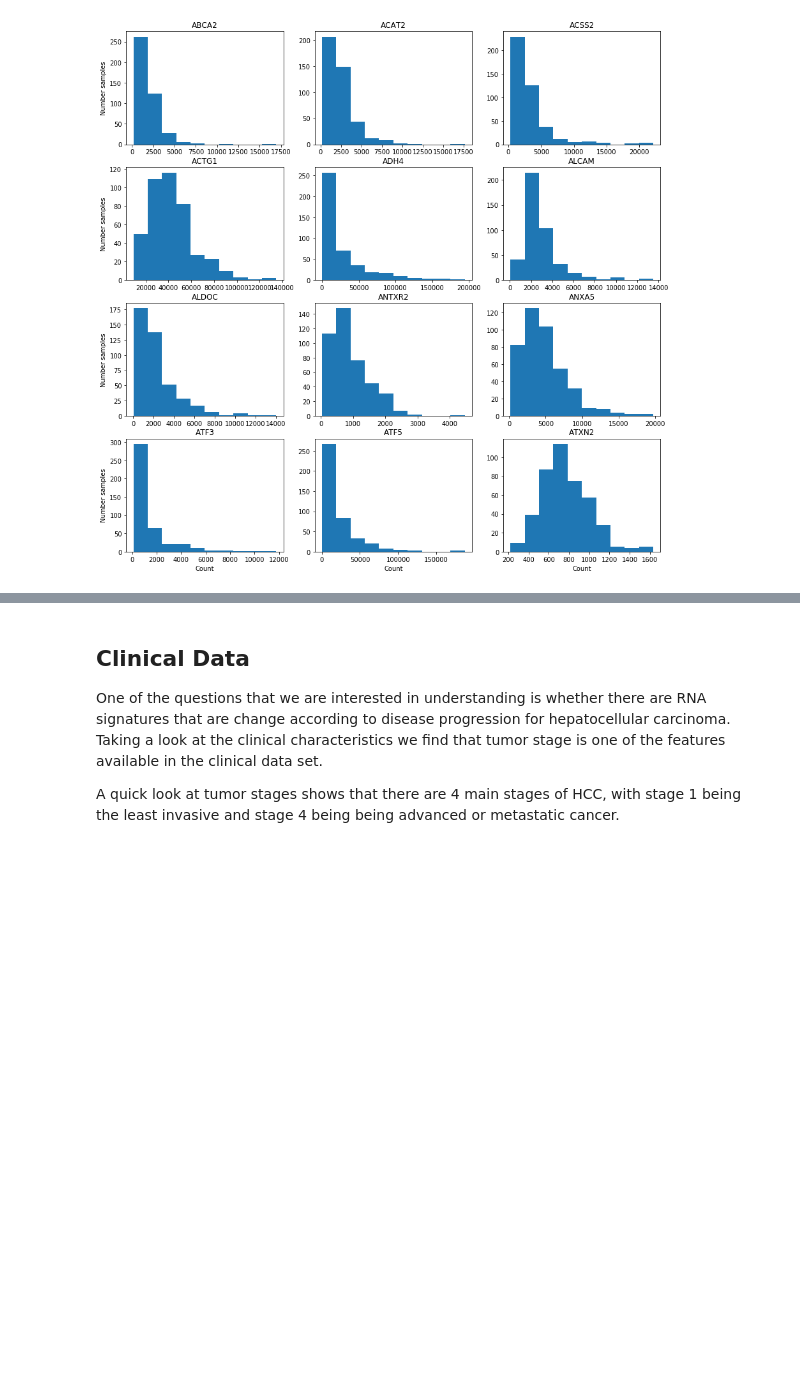
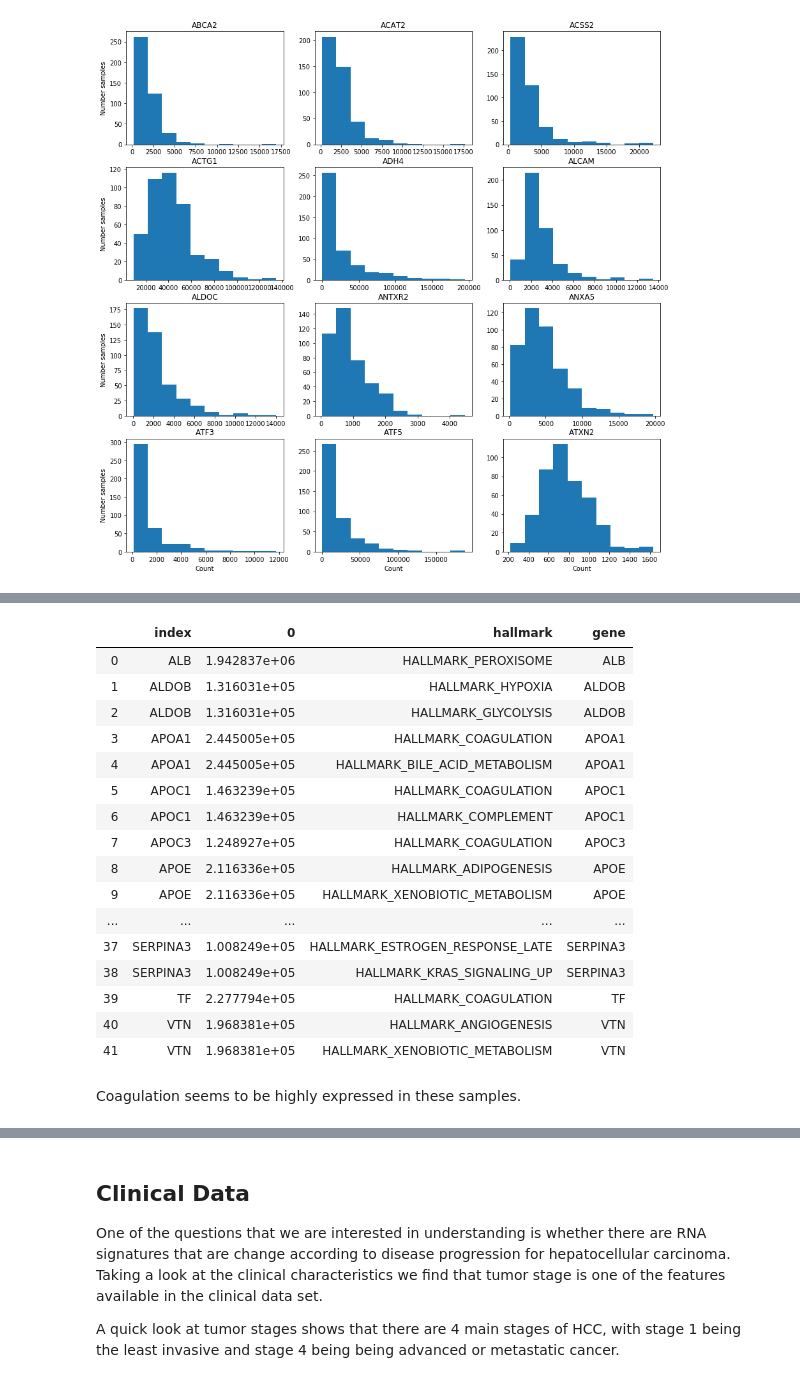
Before and after one commit to sohilsshah91/hacknights, a Jupyter notebook: tcga-series/post/post1_mwe_introduction.ipynb, the cells around one changed output, grey strips where cells are left out. Saved outputs shown, nothing was run; the diff lists cells and outputs as text; code cells hidden in the pictures; blank space fills up the shorter version.

```diff
--- a/tcga-series/post/post1_mwe_introduction.ipynb
+++ b/tcga-series/post/post1_mwe_introduction.ipynb
@@ -203,0 +211,10 @@ for row in range(rows):
+# %%
+# Turn gene_dict into a dataframe
+gene_df = pd.DataFrame.from_dict(gene_dict, orient = 'index').reset_index() \
+    .melt(id_vars=["index"],
+            var_name="col",
+            value_name="gene") \
+    .drop('col', axis=1) \
+    .dropna()
+gene_df.rename(columns={'index': 'hallmark'}, inplace=True)
+gene_df
@@ -203,0 +235,24 @@ for row in range(rows):
+# %%
+highly_exprs_genes = pd.DataFrame(exprs_genes.mean()[exprs_genes.mean(axis=0) > 100000])
+highly_exprs_genes = pd.merge(highly_exprs_genes.reset_index(), gene_df, left_on='index', right_on='gene')
+highly_exprs_genes
+# %% [output]
+|  | index | 0 | hallmark | gene |
+| 0 | ALB | 1.942837e+06 | HALLMARK_PEROXISOME | ALB |
+| 1 | ALDOB | 1.316031e+05 | HALLMARK_HYPOXIA | ALDOB |
+| 2 | ALDOB | 1.316031e+05 | HALLMARK_GLYCOLYSIS | ALDOB |
+| 3 | APOA1 | 2.445005e+05 | HALLMARK_COAGULATION | APOA1 |
+| 4 | APOA1 | 2.445005e+05 | HALLMARK_BILE_ACID_METABOLISM | APOA1 |
+| 5 | APOC1 | 1.463239e+05 | HALLMARK_COAGULATION | APOC1 |
+| 6 | APOC1 | 1.463239e+05 | HALLMARK_COMPLEMENT | APOC1 |
+| 7 | APOC3 | 1.248927e+05 | HALLMARK_COAGULATION | APOC3 |
+| 8 | APOE | 2.116336e+05 | HALLMARK_ADIPOGENESIS | APOE |
+| 9 | APOE | 2.116336e+05 | HALLMARK_XENOBIOTIC_METABOLISM | APOE |
+| ... | ... | ... | ... | ... |
+| 37 | SERPINA3 | 1.008249e+05 | HALLMARK_ESTROGEN_RESPONSE_LATE | SERPINA3 |
+| 38 | SERPINA3 | 1.008249e+05 | HALLMARK_KRAS_SIGNALING_UP | SERPINA3 |
+| 39 | TF | 2.277794e+05 | HALLMARK_COAGULATION | TF |
+| 40 | VTN | 1.968381e+05 | HALLMARK_ANGIOGENESIS | VTN |
+| 41 | VTN | 1.968381e+05 | HALLMARK_XENOBIOTIC_METABOLISM | VTN |
+# %% [markdown]
+Coagulation seems to be highly expressed in these samples.
```
Also changed, not shown: parts of 13 cells of this notebook.
